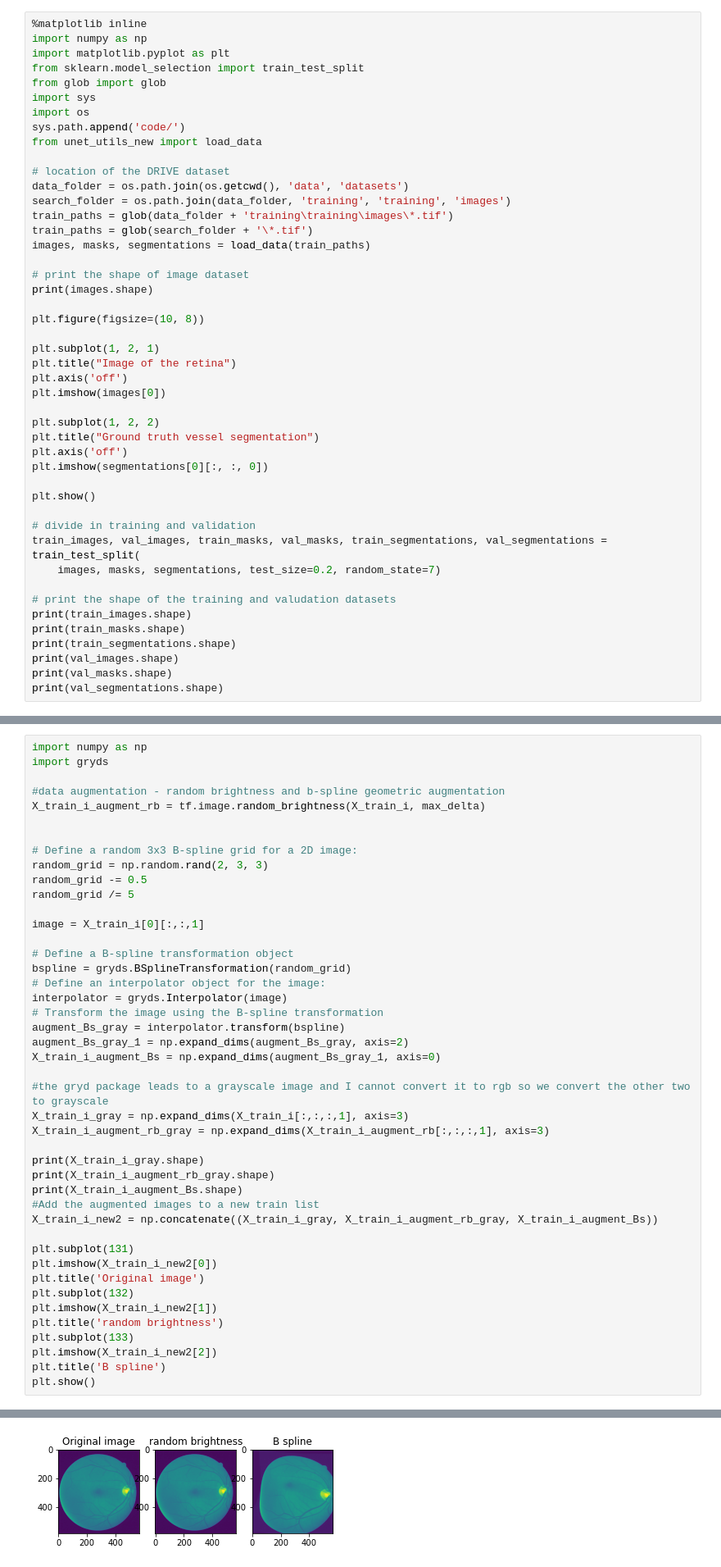
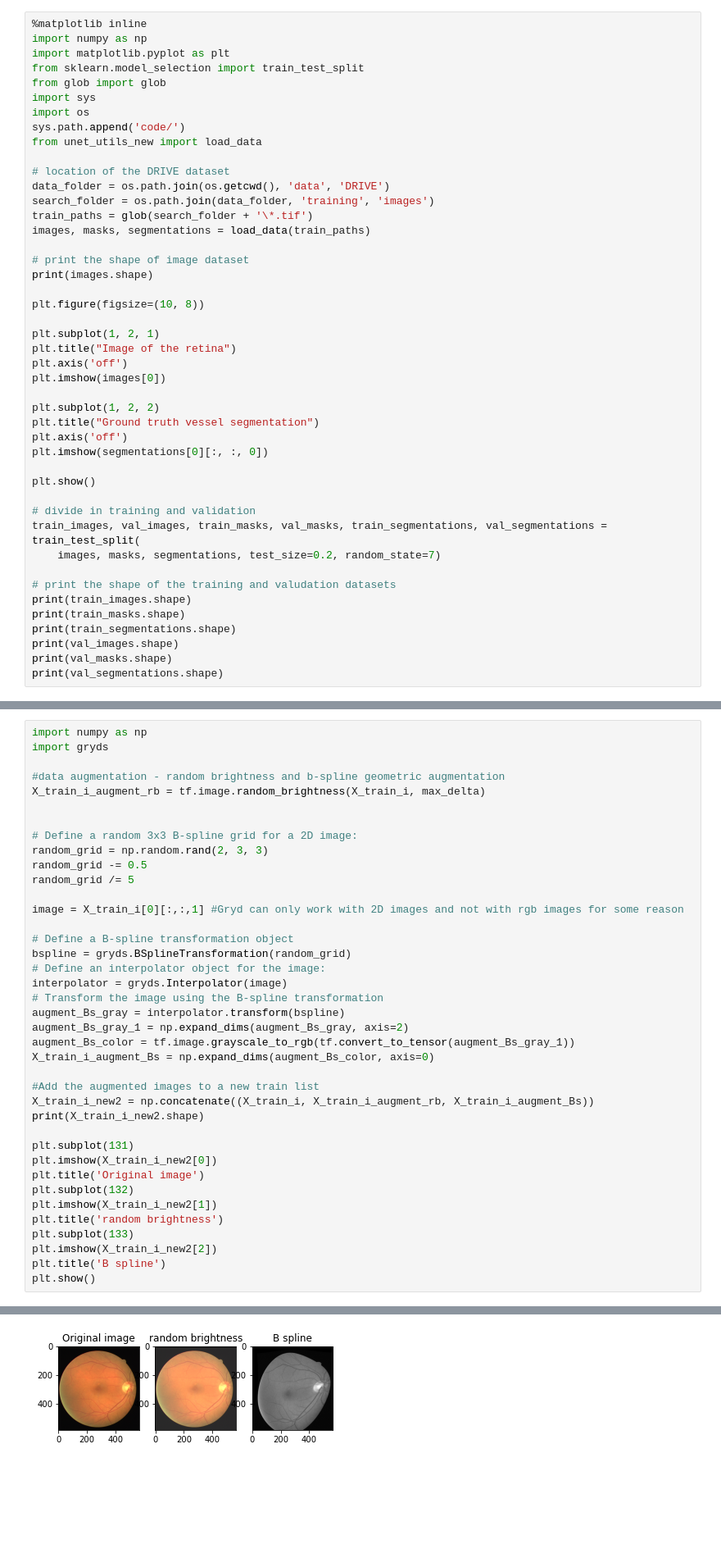
Before and after one commit to MirtheK/8dm50-machine-learning, a Jupyter notebook: practicals/week_4.ipynb, the cells around one changed output, grey strips where cells are left out. Shown at 82% size. Drawn from its saved outputs; the diff is of its cells as text; blank space fills up the shorter version.

```diff
--- a/practicals/week_4.ipynb
+++ b/practicals/week_4.ipynb
@@ -157,9 +157,8 @@ sys.path.append('code/')
 from unet_utils_new import load_data
 
 # location of the DRIVE dataset
-data_folder = os.path.join(os.getcwd(), 'data', 'datasets')
-search_folder = os.path.join(data_folder, 'training', 'training', 'images')
-train_paths = glob(data_folder + 'training\training\images\*.tif')
+data_folder = os.path.join(os.getcwd(), 'data', 'DRIVE')
+search_folder = os.path.join(data_folder, 'training', 'images')
 train_paths = glob(search_folder + '\*.tif')
 images, masks, segmentations = load_data(train_paths)
 
@@ -563,7 +605,7 @@ random_grid = np.random.rand(2, 3, 3)
 random_grid -= 0.5
 random_grid /= 5
 
-image = X_train_i[0][:,:,1]
+image = X_train_i[0][:,:,1] #Gryd can only work with 2D images and not with rgb images for some reason
 
 # Define a B-spline transformation object
 bspline = gryds.BSplineTransformation(random_grid)
@@ -572,17 +614,12 @@ interpolator = gryds.Interpolator(image)
 # Transform the image using the B-spline transformation
 augment_Bs_gray = interpolator.transform(bspline)
 augment_Bs_gray_1 = np.expand_dims(augment_Bs_gray, axis=2)
-X_train_i_augment_Bs = np.expand_dims(augment_Bs_gray_1, axis=0)
+augment_Bs_color = tf.image.grayscale_to_rgb(tf.convert_to_tensor(augment_Bs_gray_1))
+X_train_i_augment_Bs = np.expand_dims(augment_Bs_color, axis=0)
 
-#the gryd package leads to a grayscale image and I cannot convert it to rgb so we convert the other two to grayscale
-X_train_i_gray = np.expand_dims(X_train_i[:,:,:,1], axis=3)
-X_train_i_augment_rb_gray = np.expand_dims(X_train_i_augment_rb[:,:,:,1], axis=3)
-
-print(X_train_i_gray.shape)
-print(X_train_i_augment_rb_gray.shape)
-print(X_train_i_augment_Bs.shape)
 #Add the augmented images to a new train list
-X_train_i_new2 = np.concatenate((X_train_i_gray, X_train_i_augment_rb_gray, X_train_i_augment_Bs))
+X_train_i_new2 = np.concatenate((X_train_i, X_train_i_augment_rb, X_train_i_augment_Bs))
+print(X_train_i_new2.shape)
 
 plt.subplot(131)
 plt.imshow(X_train_i_new2[0])
@@ -601,3 +638,3 @@ plt.show()
-[figure, old version]
+[figure, new version]
 # %%
 # initialize model
```
Also changed, not shown: parts of 21 cells of this notebook.
